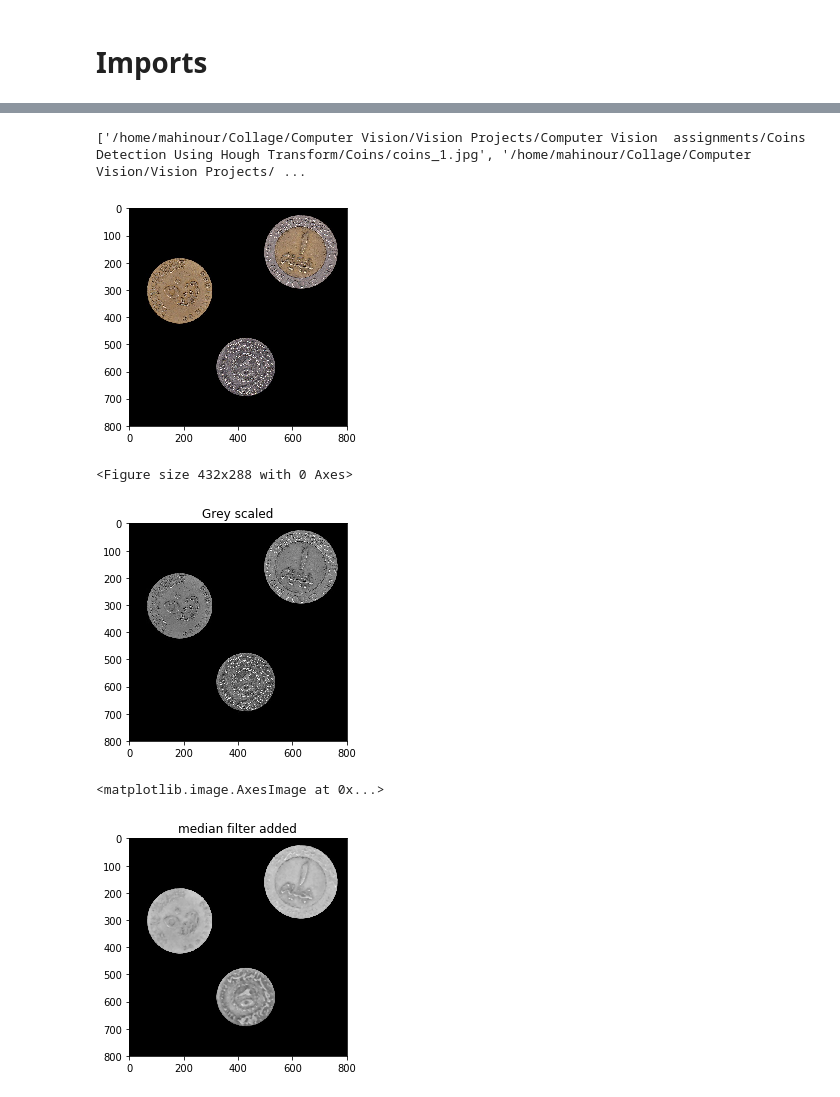
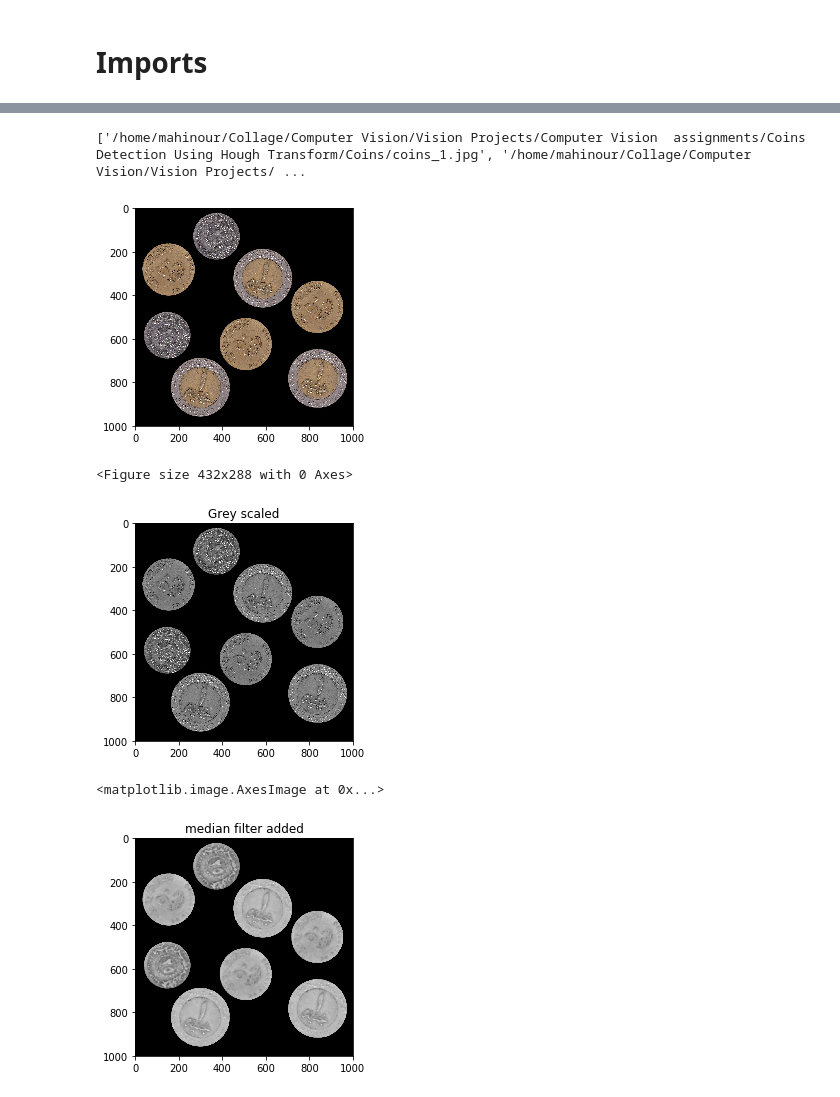
Before and after one commit to MahinourElsheikh/Computer-Vision-Assigments, a Jupyter notebook: Coins Detection Using Hough Transform/Coins Detection Using Hough Transform.ipynb, the cells around one changed output, grey strips where cells are left out. Cells and saved outputs as stored; diff of their text form; code cells hidden in the pictures.

```diff
--- a/Coins Detection Using Hough Transform/Coins Detection Using Hough Transform.ipynb
+++ b/Coins Detection Using Hough Transform/Coins Detection Using Hough Transform.ipynb
@@ -14,15 +12,15 @@ Using TensorFlow backend.
 # %%
 filelist = glob.glob('/home/mahinour/Collage/Computer Vision/Vision Projects/Computer Vision  assignments/Coins Detection Using Hough Transform/Coins/*.jpg')
 print(filelist)
-try_image = filelist[3]
+try_image = filelist[2]
 image = cv2.imread(try_image)
 RGB_image = cv2.cvtColor(image, cv2.COLOR_BGR2RGB)
 plt.imshow(RGB_image)
 plt.figure()
 plt.show()
 # %% [output]
 ['/home/mahinour/Collage/Computer Vision/Vision Projects/Computer Vision  assignments/Coins Detection Using Hough Transform/Coins/coins_1.jpg', '/home/mahinour/Collage/Computer Vision/Vision Projects/ ...
-[figure, old version]
+[figure, new version]
 <Figure size 432x288 with 0 Axes>
 # %%
 gray_image = cv2.cvtColor(RGB_image, cv2.COLOR_BGR2GRAY)
@@ -30,7 +28,7 @@ plt.title('Grey scaled')
 plt.imshow(gray_image,  cmap='gray')
 plt.show()
 # %% [output]
-[figure, old version]
+[figure, new version]
 # %%
 median = cv2.medianBlur(gray_image,7)
 plt.figure()
@@ -38,4 +36,4 @@ plt.title('median filter added')
 plt.imshow(median , cmap='gray')
 # %% [output]
 <matplotlib.image.AxesImage at 0x...>
-[figure, old version]
+[figure, new version]
```
Also changed, not shown: parts of 2 cells of this notebook.
